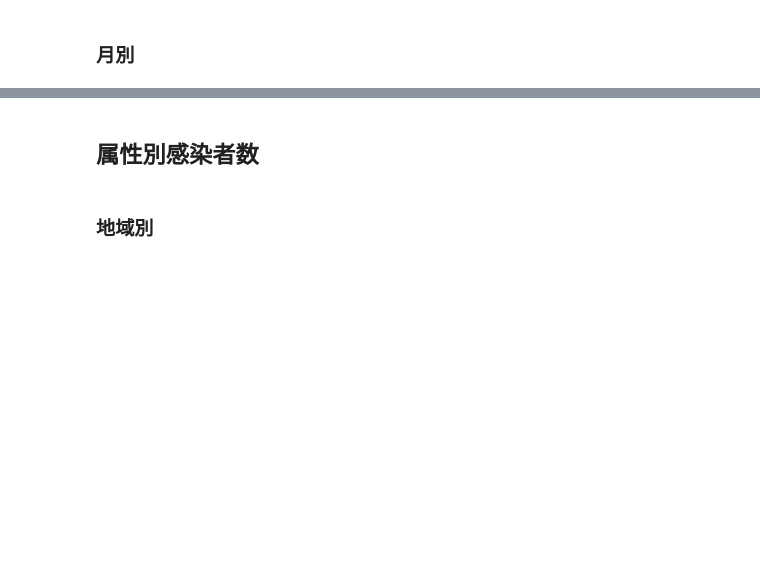
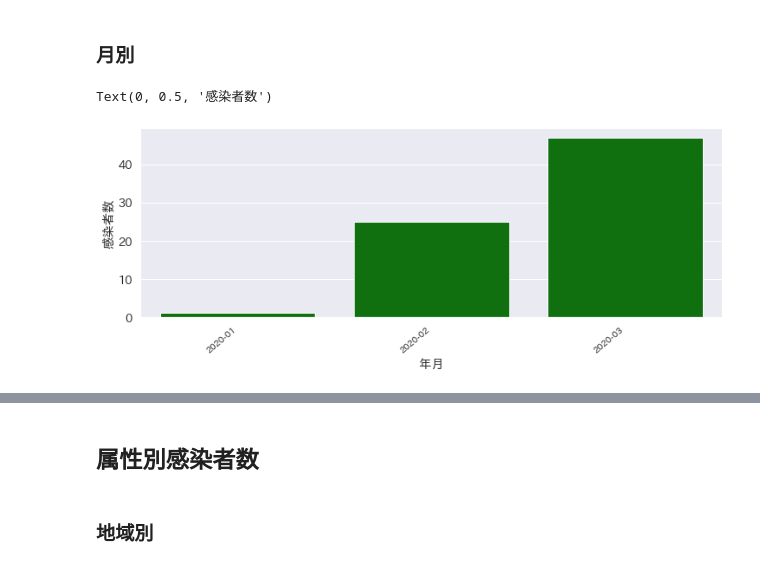
Before and after one commit to tsu-nera/hack-for-corona, a Jupyter notebook: notebooks/kanagawa-corona.ipynb, the cells around one changed output, grey strips where cells are left out. Cells and saved outputs as stored; diff of their text form; code cells hidden in the pictures; blank space fills up the shorter version.

```diff
--- a/notebooks/kanagawa-corona.ipynb
+++ b/notebooks/kanagawa-corona.ipynb
@@ -129,2 +149,20 @@ Text(0, 0.5, '感染者数')
 # %% [markdown]
 ### 月別
+# %%
+groupby = time_df.groupby('year_and_month')
+# %%
+df_by_month = pd.DataFrame()
+df_by_month["感染者数"] = groupby["id"].count()
+df_by_month["累積感染者数"] = groupby["id"].count().cumsum()
+df_by_month["年月"] = df_by_month.index
+# %%
+fig,ax = plt.subplots(figsize=(12, 4))
+
+ax = sns.barplot(x="年月", y="感染者数", data=df_by_month, ax=ax, color="green")
+
+ax.set_xticklabels(ax.get_xticklabels(), rotation=40, ha="right", fontsize=10)
+ax.set_xlabel('年月')
+ax.set_ylabel('感染者数')
+# %% [output]
+Text(0, 0.5, '感染者数')
+[figure, added]
```
Also changed, not shown: parts of 23 cells of this notebook.
